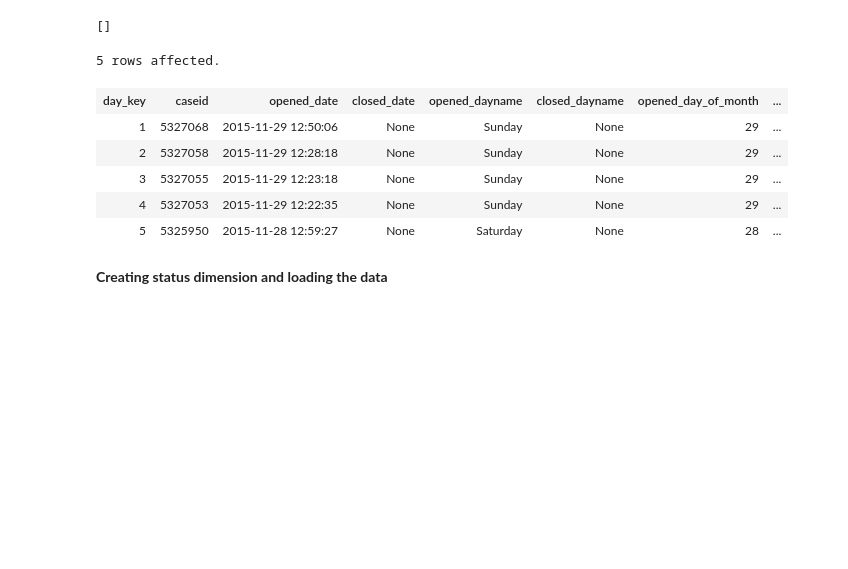
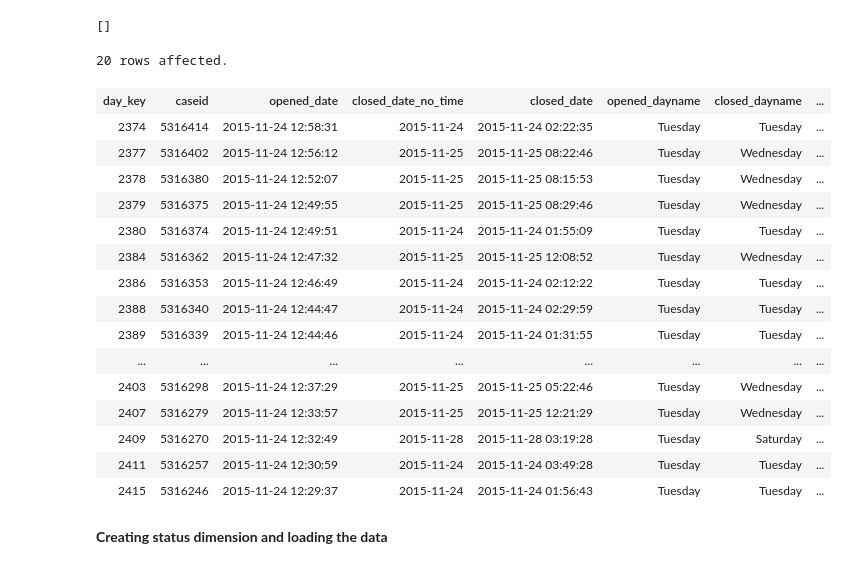
Before and after one commit to nriyer/star_schema, a Jupyter notebook: pelamoko_iyer.ipynb, the cells around one changed output. Cells and saved outputs as stored; diff of their text form; code cells hidden in the pictures; blank space fills up the shorter version.

```diff
--- a/pelamoko_iyer.ipynb
+++ b/pelamoko_iyer.ipynb
@@ -610,16 +625,27 @@ ADD INDEX day_dim_idx (caseid)
 # %%
 %%sql
 SELECT *
 FROM day_dim
-limit 5
+WHERE closed_date IS NOT NULL AND opened_dayname = "Tuesday"
+limit 20
 # %% [output]
-5 rows affected.
+20 rows affected.
-| day_key | caseid | opened_date | closed_date | opened_dayname | closed_dayname | opened_day_of_month | ... |
-| 1 | 5327068 | 2015-11-29 12:50:06 | None | Sunday | None | 29 | ... |
-| 2 | 5327058 | 2015-11-29 12:28:18 | None | Sunday | None | 29 | ... |
-| 3 | 5327055 | 2015-11-29 12:23:18 | None | Sunday | None | 29 | ... |
-| 4 | 5327053 | 2015-11-29 12:22:35 | None | Sunday | None | 29 | ... |
-| 5 | 5325950 | 2015-11-28 12:59:27 | None | Saturday | None | 28 | ... |
+| day_key | caseid | opened_date | closed_date_no_time | closed_date | opened_dayname | closed_dayname | ... |
+| 2374 | 5316414 | 2015-11-24 12:58:31 | 2015-11-24 | 2015-11-24 02:22:35 | Tuesday | Tuesday | ... |
+| 2377 | 5316402 | 2015-11-24 12:56:12 | 2015-11-25 | 2015-11-25 08:22:46 | Tuesday | Wednesday | ... |
+| 2378 | 5316380 | 2015-11-24 12:52:07 | 2015-11-25 | 2015-11-25 08:15:53 | Tuesday | Wednesday | ... |
+| 2379 | 5316375 | 2015-11-24 12:49:55 | 2015-11-25 | 2015-11-25 08:29:46 | Tuesday | Wednesday | ... |
+| 2380 | 5316374 | 2015-11-24 12:49:51 | 2015-11-24 | 2015-11-24 01:55:09 | Tuesday | Tuesday | ... |
+| 2384 | 5316362 | 2015-11-24 12:47:32 | 2015-11-25 | 2015-11-25 12:08:52 | Tuesday | Wednesday | ... |
+| 2386 | 5316353 | 2015-11-24 12:46:49 | 2015-11-24 | 2015-11-24 02:12:22 | Tuesday | Tuesday | ... |
+| 2388 | 5316340 | 2015-11-24 12:44:47 | 2015-11-24 | 2015-11-24 02:29:59 | Tuesday | Tuesday | ... |
+| 2389 | 5316339 | 2015-11-24 12:44:46 | 2015-11-24 | 2015-11-24 01:31:55 | Tuesday | Tuesday | ... |
+| ... | ... | ... | ... | ... | ... | ... | ... |
+| 2403 | 5316298 | 2015-11-24 12:37:29 | 2015-11-25 | 2015-11-25 05:22:46 | Tuesday | Wednesday | ... |
+| 2407 | 5316279 | 2015-11-24 12:33:57 | 2015-11-25 | 2015-11-25 12:21:29 | Tuesday | Wednesday | ... |
+| 2409 | 5316270 | 2015-11-24 12:32:49 | 2015-11-28 | 2015-11-28 03:19:28 | Tuesday | Saturday | ... |
+| 2411 | 5316257 | 2015-11-24 12:30:59 | 2015-11-24 | 2015-11-24 03:49:28 | Tuesday | Tuesday | ... |
+| 2415 | 5316246 | 2015-11-24 12:29:37 | 2015-11-24 | 2015-11-24 01:56:43 | Tuesday | Tuesday | ... |
 # %% [markdown]
 **Creating status dimension and loading the data**
 # %%
```
Also changed, not shown: parts of 57 cells of this notebook.
